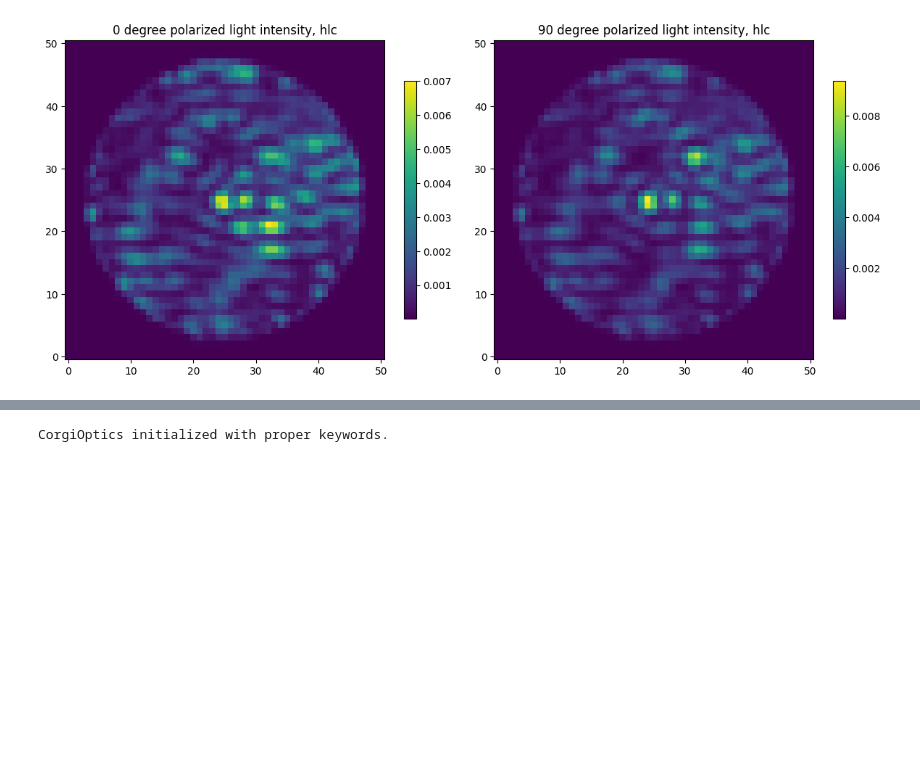
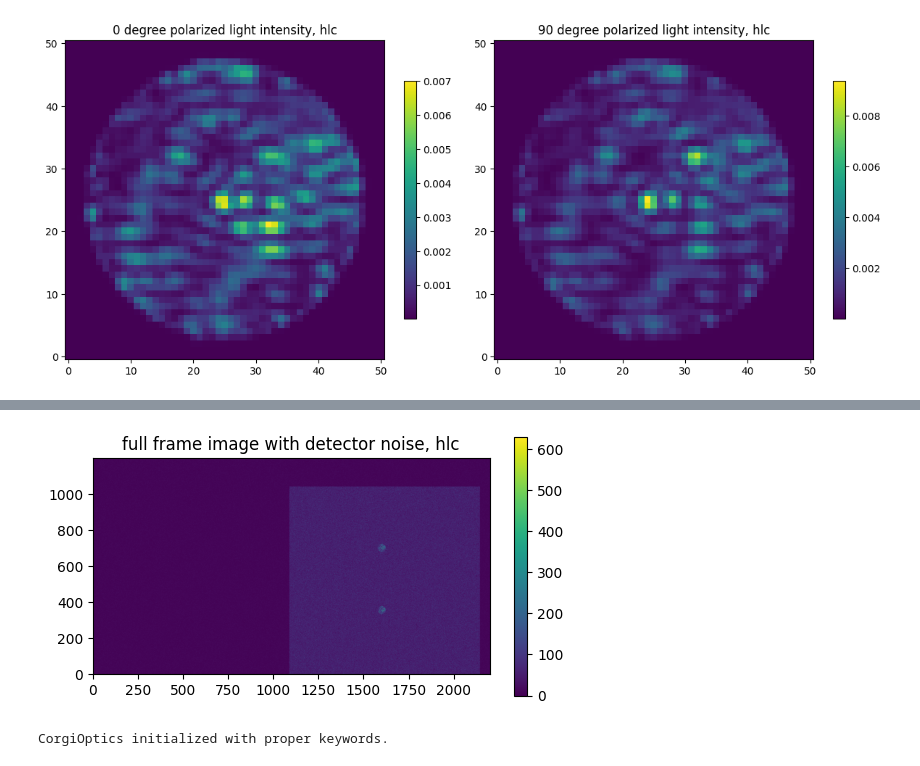
Before and after one commit to roman-corgi/corgisim, a Jupyter notebook: examples/polarimetry_example.ipynb, the cells around one changed output, grey strips where cells are left out. Saved outputs shown, nothing was run; the diff lists cells and outputs as text; code cells hidden in the pictures; blank space fills up the shorter version.

```diff
--- a/examples/polarimetry_example.ipynb
+++ b/examples/polarimetry_example.ipynb
@@ -71,3 +101,15 @@ co = plt.colorbar(shrink=0.7)
+# %%
+#full frame detector image
+exptime = 10000
+sim_scene = detector.generate_detector_image(sim_scene,exptime,full_frame=True)
+image_tot_corgi_full = sim_scene.image_on_detector[1].data
+# %%
+plt.imshow(image_tot_corgi_full,origin='lower')
+plt.title('full frame image with detector noise, hlc')
+
+co = plt.colorbar(shrink=0.7)
+# %% [output]
+[figure, added]
 # %%
 proper_keywords = {'cor_type':cor_type, 'use_errors':2, 'polaxis':10, 'output_dim':output_dim,\
                     'use_dm1':1, 'dm1_v':dm1, 'use_dm2':1, 'dm2_v':dm2,'use_fpm':1, 'use_lyot_stop':1,  'use_field_stop':1 }
```
Also changed, not shown: parts of 14 cells of this notebook, 1 other file.
